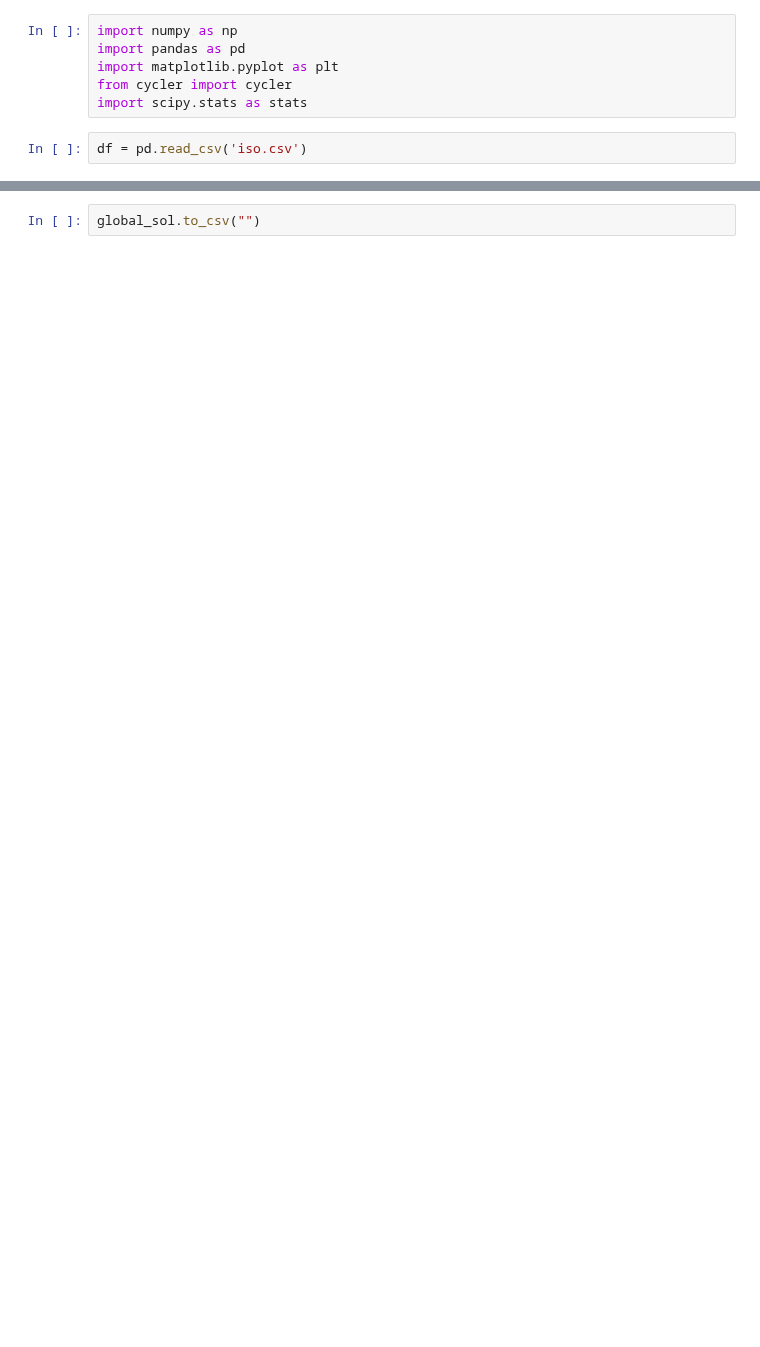
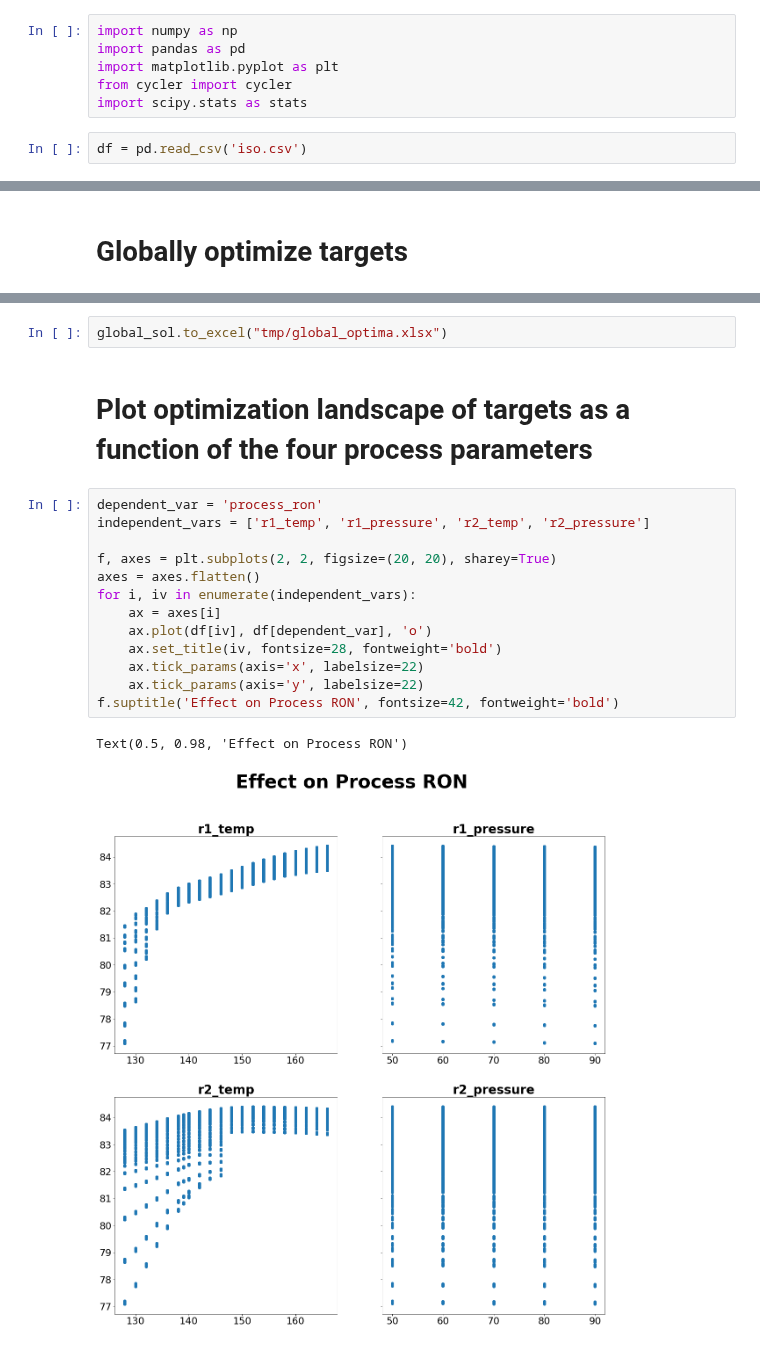
Before and after one commit to KISRDevelopment/iso-exploration, a Jupyter notebook: global_optima.ipynb, the cells around one changed output, grey strips where cells are left out. Cells and saved outputs as stored; diff of their text form; blank space fills up the shorter version.

```diff
--- a/global_optima.ipynb
+++ b/global_optima.ipynb
@@ -9,3 +51,5 @@ df = pd.read_csv('iso.csv')
+# %% [markdown]
+# Globally optimize targets
 # %%
 target_cols = ['r2_ron', 'r2_pin', 'r2_c4yield', 'r2_c5yield', 'r1_charge_heater', 'process_ron', 'process_yield']
 target_modes = [np.argmax, np.argmax, np.argmax, np.argmax, np.argmin, np.argmax, np.argmax]
@@ -36,4 +80,22 @@ global_sol
 | process_ron | max | 84.611823 | 136.182769 | 0.044744 | 0.125438 | 5.289324e+06 | ... |
 | process_yield | max | 76.919326 | 101.362343 | 0.018302 | 0.086894 | 5.977331e+06 | ... |
 # %%
-global_sol.to_csv("")
+global_sol.to_excel("tmp/global_optima.xlsx")
+# %% [markdown]
+# Plot optimization landscape of targets as a function of the four process parameters
+# %%
+dependent_var = 'process_ron'
+independent_vars = ['r1_temp', 'r1_pressure', 'r2_temp', 'r2_pressure']
+
+f, axes = plt.subplots(2, 2, figsize=(20, 20), sharey=True)
+axes = axes.flatten()
+for i, iv in enumerate(independent_vars):
+    ax = axes[i]
+    ax.plot(df[iv], df[dependent_var], 'o')
+    ax.set_title(iv, fontsize=28, fontweight='bold')
+    ax.tick_params(axis='x', labelsize=22)
+    ax.tick_params(axis='y', labelsize=22)
+f.suptitle('Effect on Process RON', fontsize=42, fontweight='bold')
+# %% [output]
+Text(0.5, 0.98, 'Effect on Process RON')
+[figure, added]
```
Also changed, not shown: parts of 6 cells of this notebook.
